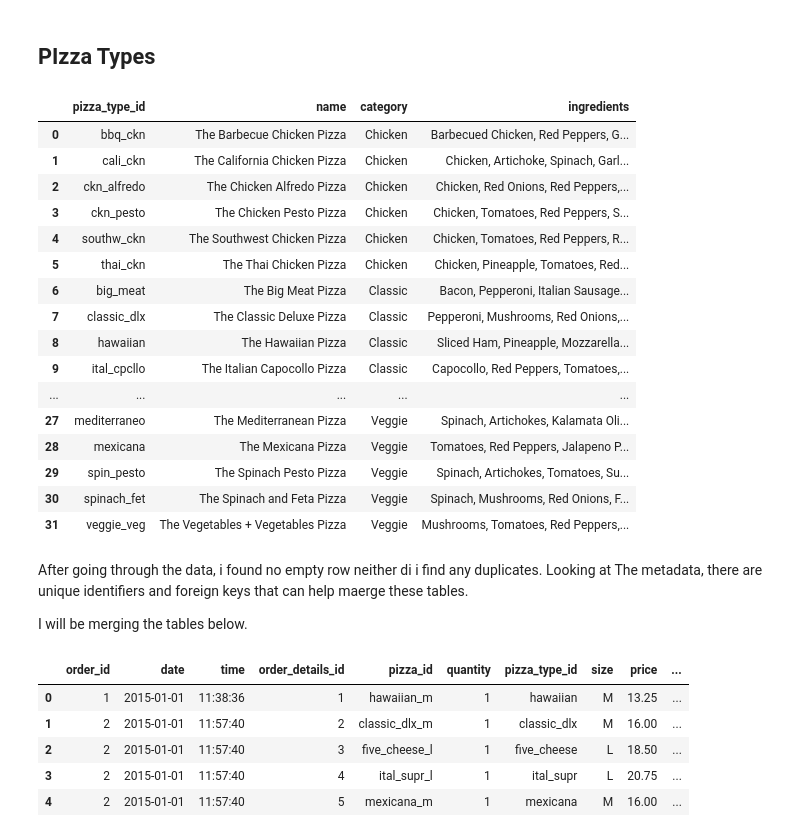
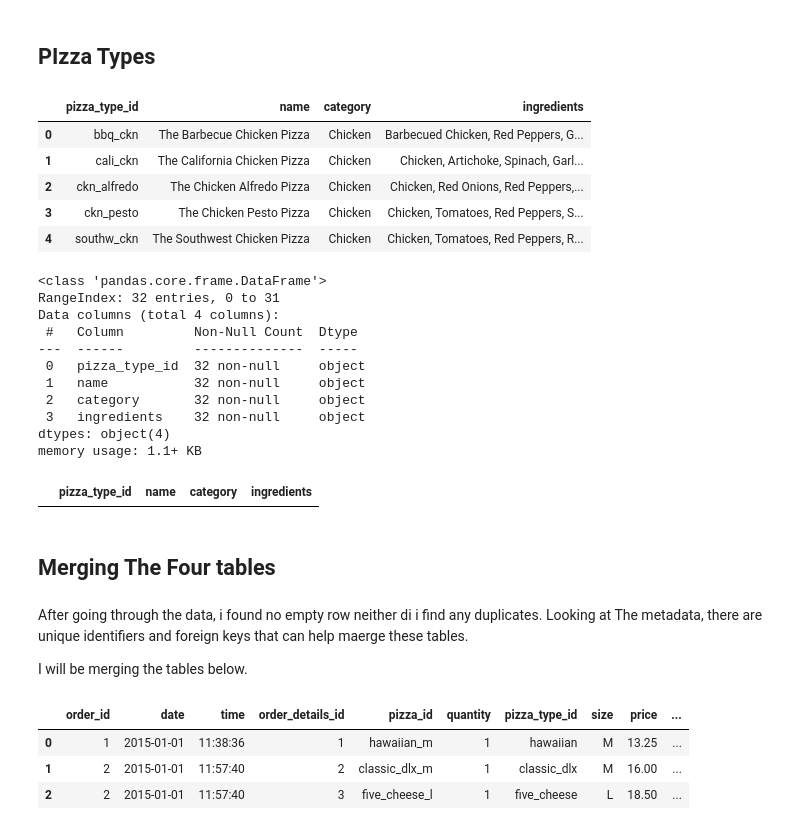
Before and after one commit to TelRich/Plato-s_Pizza_Analysis, a Jupyter notebook: pizza_sales.ipynb, the cells around one changed output. Cells and saved outputs as stored; diff of their text form; code cells hidden in the pictures.

Commit message:
Started data exploration

```diff
--- a/pizza_sales.ipynb
+++ b/pizza_sales.ipynb
@@ -113,25 +119,34 @@ piza[piza.duplicated()]
 # %% [markdown]
 ## PIzza Types
 # %%
-piza_typs
+piza_typs.head()
 # %% [output]
 |  | pizza_type_id | name | category | ingredients |
 | 0 | bbq_ckn | The Barbecue Chicken Pizza | Chicken | Barbecued Chicken, Red Peppers, G... |
 | 1 | cali_ckn | The California Chicken Pizza | Chicken | Chicken, Artichoke, Spinach, Garl... |
 | 2 | ckn_alfredo | The Chicken Alfredo Pizza | Chicken | Chicken, Red Onions, Red Peppers,... |
 | 3 | ckn_pesto | The Chicken Pesto Pizza | Chicken | Chicken, Tomatoes, Red Peppers, S... |
 | 4 | southw_ckn | The Southwest Chicken Pizza | Chicken | Chicken, Tomatoes, Red Peppers, R... |
-| 5 | thai_ckn | The Thai Chicken Pizza | Chicken | Chicken, Pineapple, Tomatoes, Red... |
-| 6 | big_meat | The Big Meat Pizza | Classic | Bacon, Pepperoni, Italian Sausage... |
-| 7 | classic_dlx | The Classic Deluxe Pizza | Classic | Pepperoni, Mushrooms, Red Onions,... |
-| 8 | hawaiian | The Hawaiian Pizza | Classic | Sliced Ham, Pineapple, Mozzarella... |
-| 9 | ital_cpcllo | The Italian Capocollo Pizza | Classic | Capocollo, Red Peppers, Tomatoes,... |
-| ... | ... | ... | ... | ... |
-| 27 | mediterraneo | The Mediterranean Pizza | Veggie | Spinach, Artichokes, Kalamata Oli... |
-| 28 | mexicana | The Mexicana Pizza | Veggie | Tomatoes, Red Peppers, Jalapeno P... |
-| 29 | spin_pesto | The Spinach Pesto Pizza | Veggie | Spinach, Artichokes, Tomatoes, Su... |
-| 30 | spinach_fet | The Spinach and Feta Pizza | Veggie | Spinach, Mushrooms, Red Onions, F... |
-| 31 | veggie_veg | The Vegetables + Vegetables Pizza | Veggie | Mushrooms, Tomatoes, Red Peppers,... |
+# %%
+piza_typs.info()
+# %% [output]
+<class 'pandas.core.frame.DataFrame'>
+RangeIndex: 32 entries, 0 to 31
+Data columns (total 4 columns):
+ #   Column         Non-Null Count  Dtype
+---  ------         --------------  -----
+ 0   pizza_type_id  32 non-null     object
+ 1   name           32 non-null     object
+ 2   category       32 non-null     object
+ 3   ingredients    32 non-null     object
+dtypes: object(4)
+memory usage: 1.1+ KB
+# %%
+piza_typs[piza_typs.duplicated()]
+# %% [output]
+|  | pizza_type_id | name | category | ingredients |
+# %% [markdown]
+## Merging The Four tables
 # %% [markdown]
 After going through the data, i found no empty row neither di i find any duplicates. Looking at The metadata, there are unique identifiers and foreign keys that can help maerge these tables.
 
@@ -141,11 +156,9 @@ pizza_order = ord.merge(right=ord_det, on='order_id', how='left').\
                     merge(right=piza, on='pizza_id', how='left').\
                     merge(right=piza_typs, on='pizza_type_id', how='left')
 
-pizza_order.head()
+pizza_order.head(3)
 # %% [output]
 |  | order_id | date | time | order_details_id | pizza_id | quantity | pizza_type_id | size | price | ... |
 | 0 | 1 | 2015-01-01 | 11:38:36 | 1 | hawaiian_m | 1 | hawaiian | M | 13.25 | ... |
 | 1 | 2 | 2015-01-01 | 11:57:40 | 2 | classic_dlx_m | 1 | classic_dlx | M | 16.00 | ... |
 | 2 | 2 | 2015-01-01 | 11:57:40 | 3 | five_cheese_l | 1 | five_cheese | L | 18.50 | ... |
-| 3 | 2 | 2015-01-01 | 11:57:40 | 4 | ital_supr_l | 1 | ital_supr | L | 20.75 | ... |
-| 4 | 2 | 2015-01-01 | 11:57:40 | 5 | mexicana_m | 1 | mexicana | M | 16.00 | ... |
```
Also changed, not shown: parts of 16 cells of this notebook.
